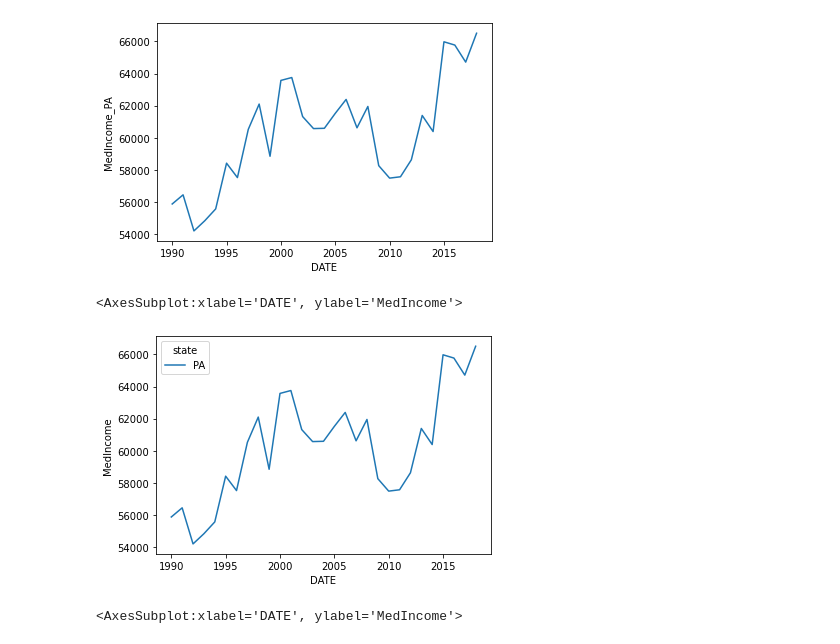
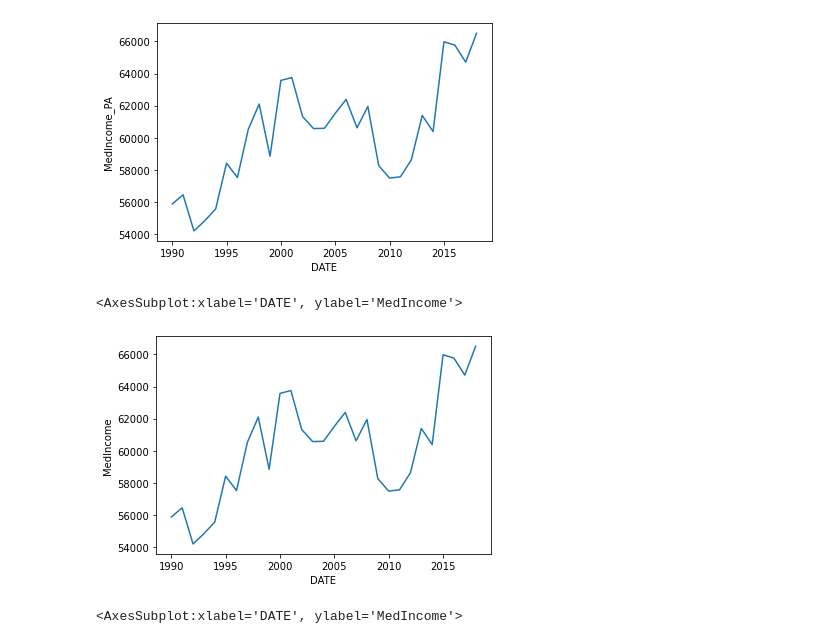
Before and after one commit to priyagb99/Class-Notes-920am, a Jupyter notebook: exercises/Plotting exercises.ipynb, the cells around one changed output. Saved outputs shown, nothing was run; the diff lists cells and outputs as text; code cells hidden in the pictures.

```diff
--- a/exercises/Plotting exercises.ipynb
+++ b/exercises/Plotting exercises.ipynb
@@ -136,12 +153,12 @@ sns.lineplot(data=year_state_wide,
 # %%
 # seaborn from the tall dataset, need to filter to only the rows with PA
 sns.lineplot(data=year_state_tall.query('state == "PA"'),
              x="DATE",
              y="MedIncome",
-             hue='state')
+             )
 # %% [output]
 <AxesSubplot:xlabel='DATE', ylabel='MedIncome'>
-[figure, old version]
+[figure, new version]
 # %%
 # seaborn tall, "hue" means you can plot separately for many categories
 sns.lineplot(data=year_state_tall,
```
Also changed, not shown: parts of 14 cells of this notebook, 1 other file.
